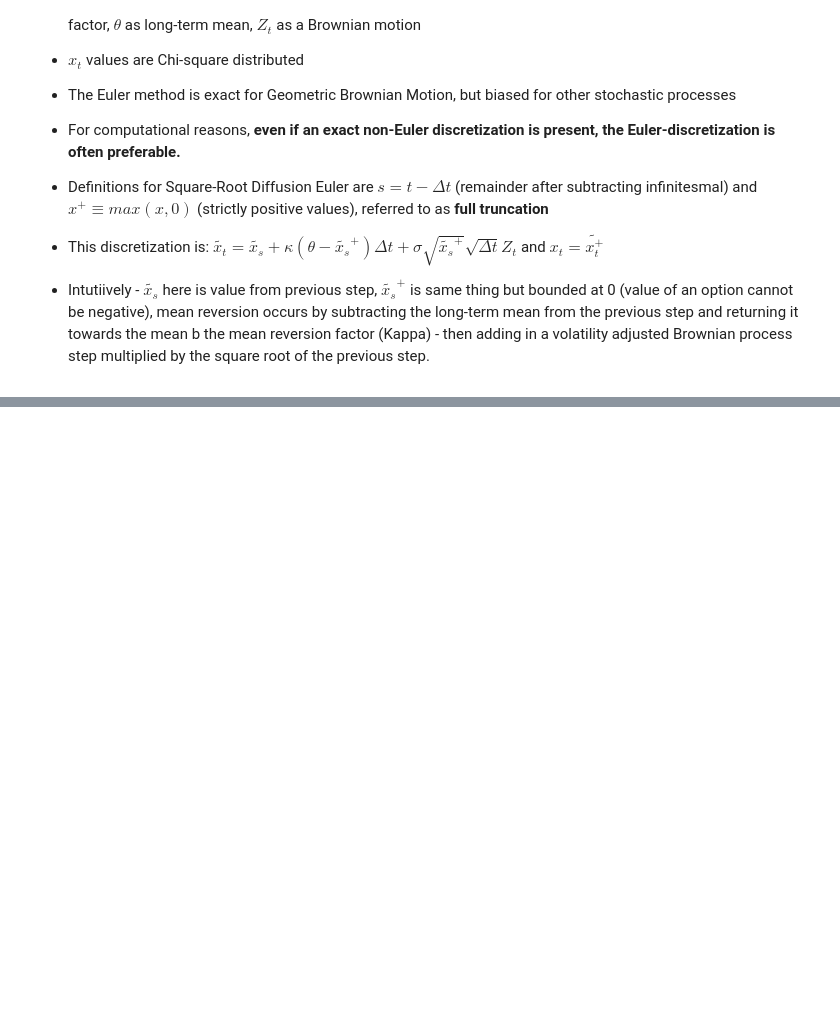
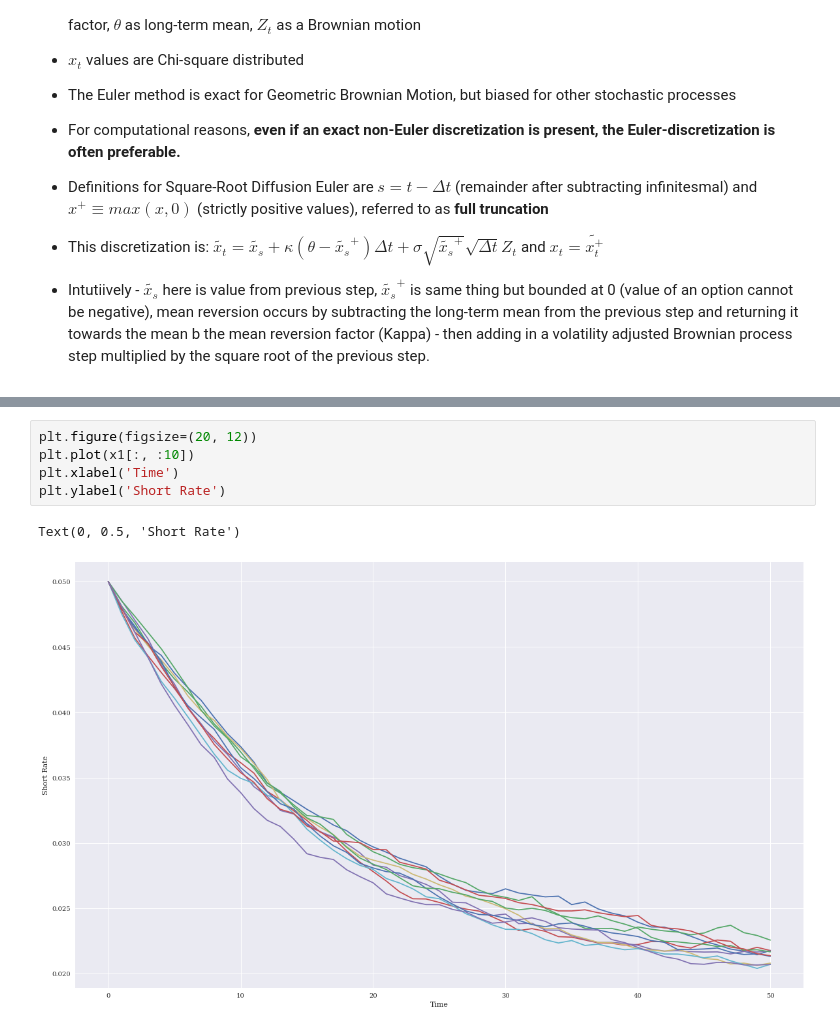
Before and after one commit to thomasmurphycodes/PythonForFinance, a Jupyter notebook: notebooks/Chapter 12 - Stochastics.ipynb, the cells around one changed output, grey strips where cells are left out. Cells and saved outputs as stored; diff of their text form; blank space fills up the shorter version.

```diff
--- a/notebooks/Chapter 12 - Stochastics.ipynb
+++ b/notebooks/Chapter 12 - Stochastics.ipynb
@@ -176,0 +212,8 @@ Text(0, 0.5, 'security level')
+# %%
+plt.figure(figsize=(20, 12))
+plt.plot(x1[:, :10])
+plt.xlabel('Time')
+plt.ylabel('Short Rate')
+# %% [output]
+Text(0, 0.5, 'Short Rate')
+[figure, added]
```
Also changed, not shown: parts of 14 cells of this notebook.
